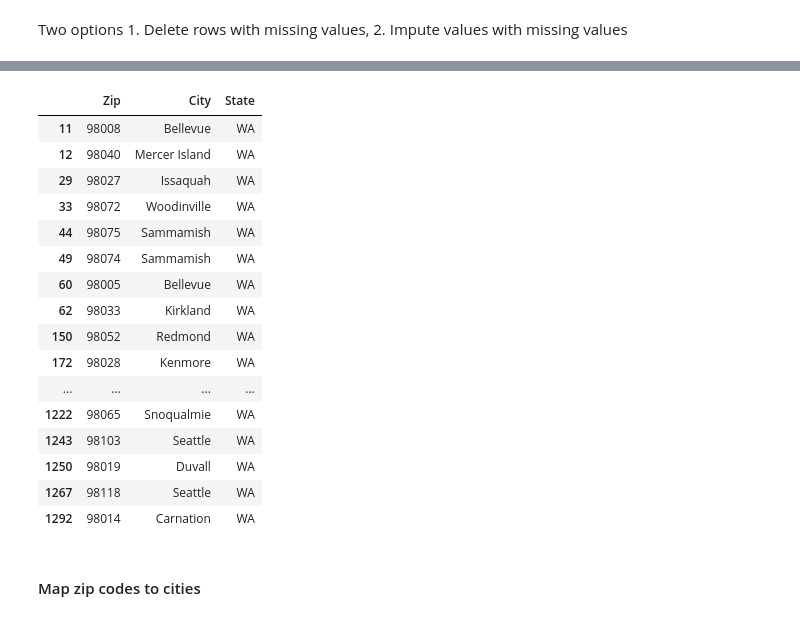
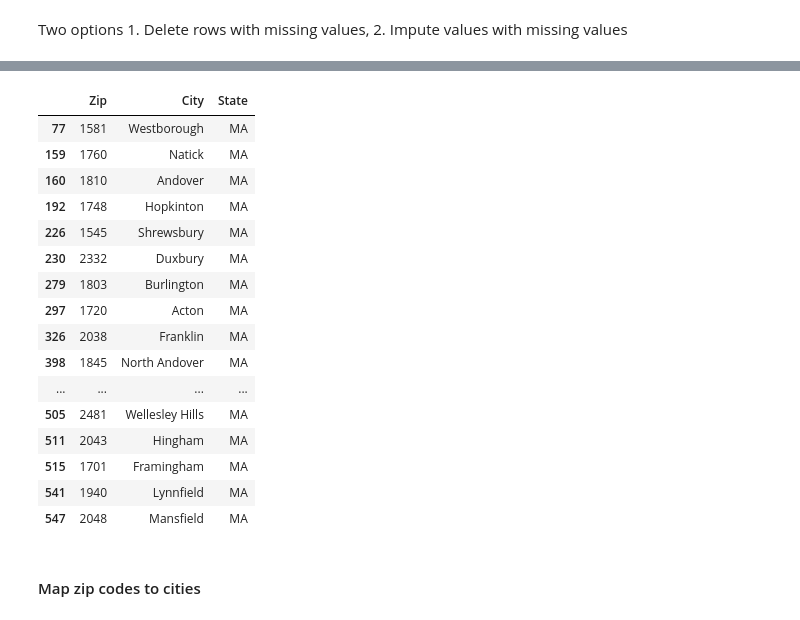
Before and after one commit to MLondon1027/Relocation_Recommender_System, a Jupyter notebook: Real_Estate_Recommender.ipynb, the cells around one changed output, grey strips where cells are left out. Drawn from its saved outputs; the diff is of its cells as text; code cells hidden in the pictures.

```diff
--- a/Real_Estate_Recommender.ipynb
+++ b/Real_Estate_Recommender.ipynb
@@ -372,3 +398,12 @@ real_estate_2019.rename(columns={'Annual Change (%)': 'HPI_%_Annual_Change'}, in
+# %%
+dem_char_percents.rename(columns={'Estimate!!Percent occupied housing units!!Occupied housing units!!YEAR HOUSEHOLDER MOVED INTO UNIT!!Moved in 2017 or later':'Percent_Moved_In_2017_Plus'}, inplace=True)
+dem_char_percents.rename(columns={'Estimate!!Percent occupied housing units!!Occupied housing units!!YEAR HOUSEHOLDER MOVED INTO UNIT!!Moved in 2015 to 2016':'Percent_Moved_In_2015_2016'}, inplace=True)
+dem_char_percents.rename(columns={'Estimate!!Percent occupied housing units!!Occupied housing units!!YEAR HOUSEHOLDER MOVED INTO UNIT!!Moved in 2010 to 2014':'Percent_Moved_In_2010_2014'}, inplace=True)
+dem_char_percents.rename(columns={'Estimate!!Percent occupied housing units!!Occupied housing units!!YEAR HOUSEHOLDER MOVED INTO UNIT!!Moved in 2000 to 2009':'Percent_Moved_In_2000_2009'}, inplace=True)
+dem_char_percents.rename(columns={'Estimate!!Percent occupied housing units!!Occupied housing units!!YEAR HOUSEHOLDER MOVED INTO UNIT!!Moved in 1990 to 1999':'Percent_Moved_In_1990_1999'}, inplace=True)
+dem_char_percents.rename(columns={'Estimate!!Percent occupied housing units!!Occupied housing units!!YEAR HOUSEHOLDER MOVED INTO UNIT!!Moved in 1989 or earlier':'Percent_Moved_In_1989_Prior'}, inplace=True)
+# %%
+dem_char_percents = dem_char_percents[['Percent_Moved_In_2017_Plus', 'Percent_Moved_In_2015_2016', 'Percent_Moved_In_2010_2014', 'Percent_Moved_In_2000_2009', 'Percent_Moved_In_1990_1999', 'Percent_Moved_In_1989_Prior']]
 # %% [markdown]
 #### Edit education percents dataset
 # %%
@@ -642,7 +641,7 @@ data_percents = data_percents[['total_pop', 'Percent_Under_5', 'Percent_5_to_9',
 # Merge columns together
 # Add density if you want later
 
-final = pd.concat([data_percents, education_percents, employment_percents, language_percents, veteran_percents, transportation_percents, financial_percents, marital_percents, real_estate_2019, density, housing_char_percents], axis=1)
+final = pd.concat([data_percents, education_percents, employment_percents, language_percents, veteran_percents, transportation_percents, financial_percents, marital_percents, real_estate_2019, density, housing_char_percents, dem_char_percents], axis=1)
 # %%
 # Fix the remaining object datatypes in the final. Cut down zip codes less than 2000
 final['Mean_Commute_Time'] = final['Mean_Commute_Time'].astype(float)
@@ -801,7 +800,7 @@ def cosine_recommend_zip(zip_input, num=10, state=None):
         return merged[1:num+1]
     else:
         merged = merged[merged['State']==state]
-        return merged[1:num+1]
+        return merged[0:num+1]
 # %%
 # def euclidean_recommend_zip(zip_input):
 #     zip_location = pd.read_csv('data/us-zip-code-latitude-and-longitude.csv', sep = ';')
@@ -825,26 +824,26 @@ def cosine_recommend_zip(zip_input, num=10, state=None):
 # %%
 pd.set_option('display.max_rows', None)
 pd.set_option('display.max_columns', None)
 pd.set_option('display.width', None)
-cosine_recommend_zip('98006', 50, 'WA')
+cosine_recommend_zip('98072', 20, 'MA')
 # %% [output]
 |  | Zip | City | State |
-| 11 | 98008 | Bellevue | WA |
-| 12 | 98040 | Mercer Island | WA |
-| 29 | 98027 | Issaquah | WA |
-| 33 | 98072 | Woodinville | WA |
-| 44 | 98075 | Sammamish | WA |
-| 49 | 98074 | Sammamish | WA |
-| 60 | 98005 | Bellevue | WA |
-| 62 | 98033 | Kirkland | WA |
-| 150 | 98052 | Redmond | WA |
-| 172 | 98028 | Kenmore | WA |
+| 77 | 1581 | Westborough | MA |
+| 159 | 1760 | Natick | MA |
+| 160 | 1810 | Andover | MA |
+| 192 | 1748 | Hopkinton | MA |
+| 226 | 1545 | Shrewsbury | MA |
+| 230 | 2332 | Duxbury | MA |
+| 279 | 1803 | Burlington | MA |
+| 297 | 1720 | Acton | MA |
+| 326 | 2038 | Franklin | MA |
+| 398 | 1845 | North Andover | MA |
 | ... | ... | ... | ... |
-| 1222 | 98065 | Snoqualmie | WA |
-| 1243 | 98103 | Seattle | WA |
-| 1250 | 98019 | Duvall | WA |
-| 1267 | 98118 | Seattle | WA |
-| 1292 | 98014 | Carnation | WA |
+| 505 | 2481 | Wellesley Hills | MA |
+| 511 | 2043 | Hingham | MA |
+| 515 | 1701 | Framingham | MA |
+| 541 | 1940 | Lynnfield | MA |
+| 547 | 2048 | Mansfield | MA |
 # %% [markdown]
 #### Map zip codes to cities
 # %%
```
Also changed, not shown: parts of 17 cells of this notebook, 1 other file.
